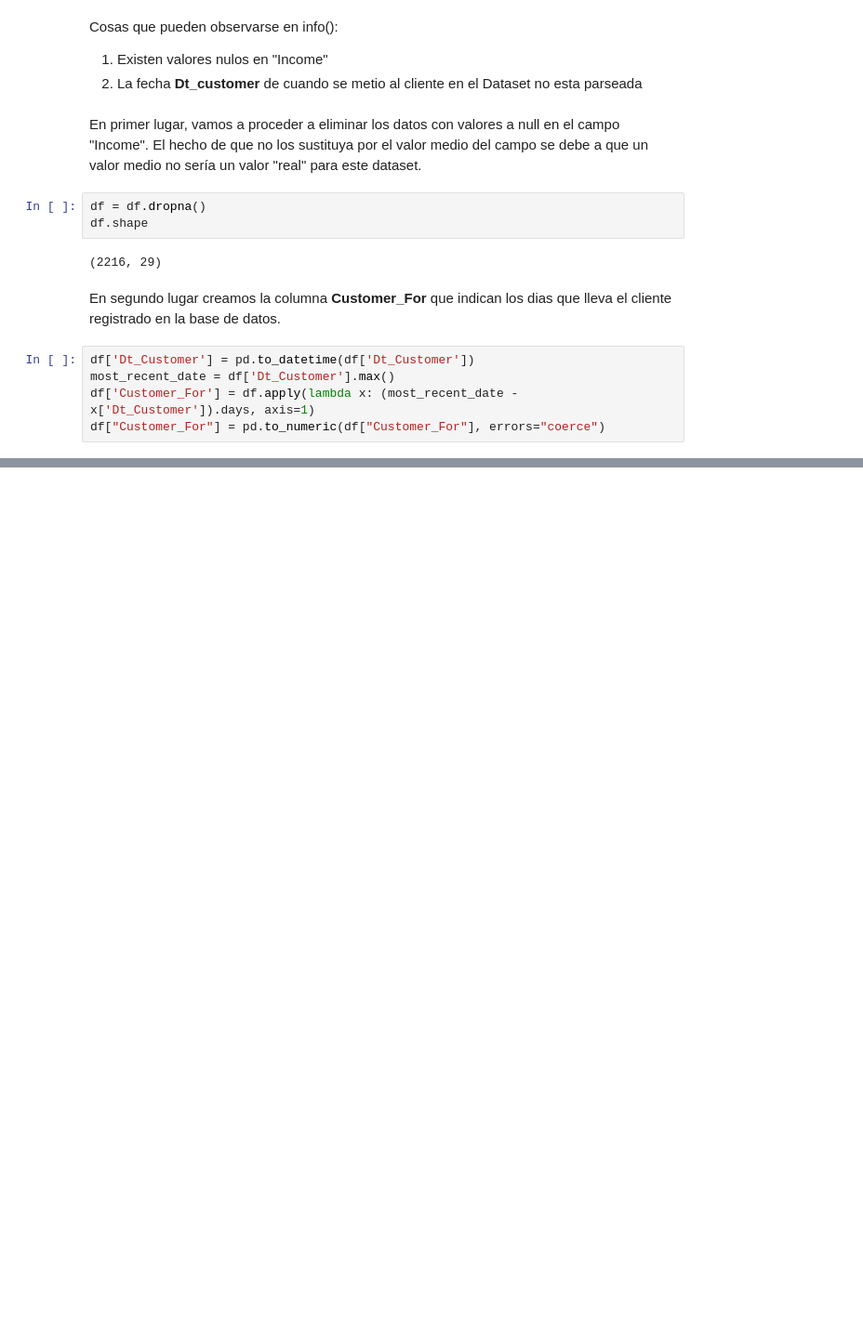
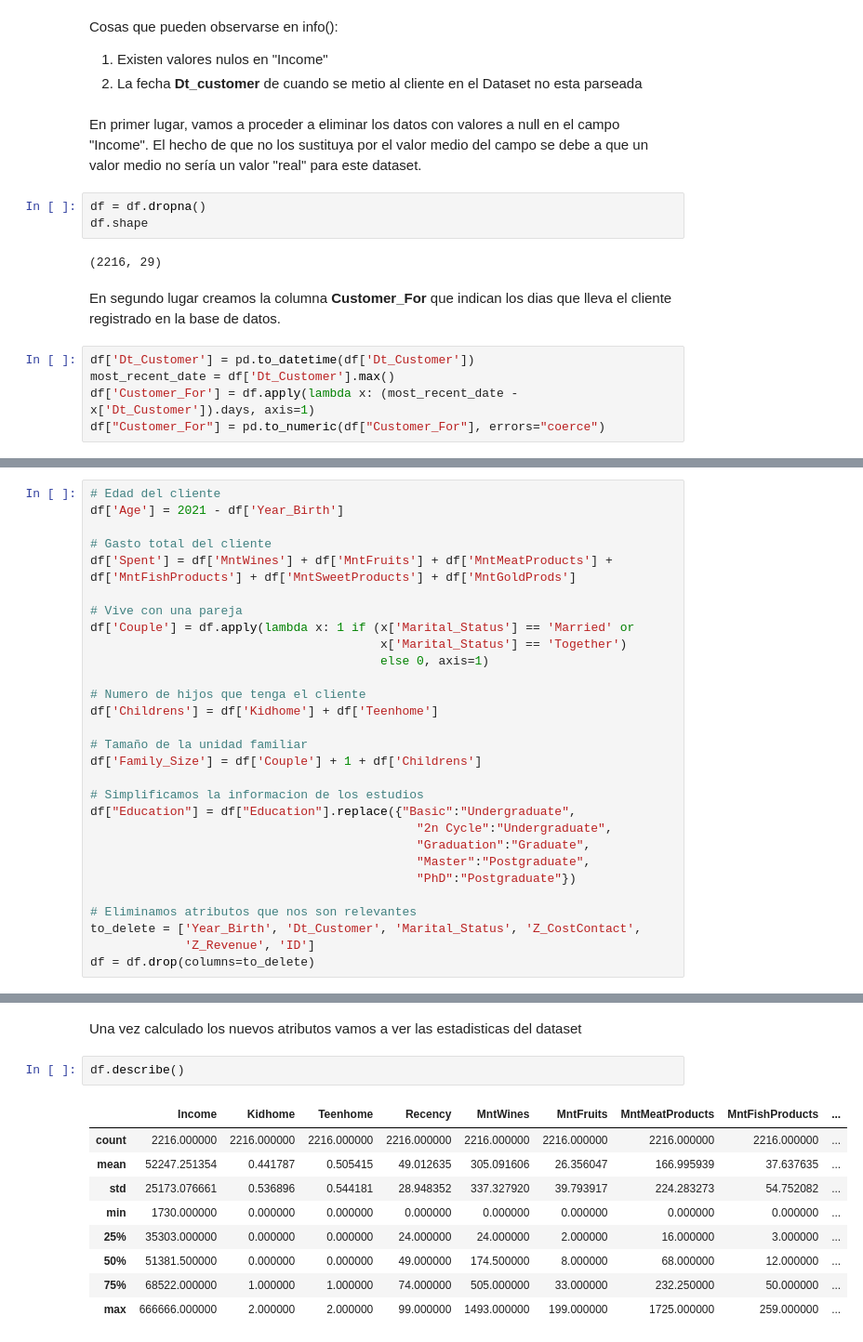
Before and after one commit to byLexo/MarketinCamping, a Jupyter notebook: Customer.ipynb, the cells around one changed output, grey strips where cells are left out. Shown: that part at 93% size. Cells and saved outputs as stored; diff of their text form; blank space fills up the shorter version.

```diff
--- a/Customer.ipynb
+++ b/Customer.ipynb
@@ -71,0 +71,29 @@ Otro cambio que podemos realizar sobre el Dataset es extraer la edad de los usua
+# %%
+# Edad del cliente
+df['Age'] = 2021 - df['Year_Birth']
+
+# Gasto total del cliente
+df['Spent'] = df['MntWines'] + df['MntFruits'] + df['MntMeatProducts'] + df['MntFishProducts'] + df['MntSweetProducts'] + df['MntGoldProds']
+
+# Vive con una pareja
+df['Couple'] = df.apply(lambda x: 1 if (x['Marital_Status'] == 'Married' or
+                                        x['Marital_Status'] == 'Together')
+                                        else 0, axis=1)
+
+# Numero de hijos que tenga el cliente
+df['Childrens'] = df['Kidhome'] + df['Teenhome']
+
+# Tamaño de la unidad familiar
+df['Family_Size'] = df['Couple'] + 1 + df['Childrens']
+
+# Simplificamos la informacion de los estudios
+df["Education"] = df["Education"].replace({"Basic":"Undergraduate",
+                                             "2n Cycle":"Undergraduate",
+                                             "Graduation":"Graduate",
+                                             "Master":"Postgraduate",
+                                             "PhD":"Postgraduate"})
+
+# Eliminamos atributos que nos son relevantes
+to_delete = ['Year_Birth', 'Dt_Customer', 'Marital_Status', 'Z_CostContact',
+             'Z_Revenue', 'ID']
+df = df.drop(columns=to_delete)
@@ -71,0 +107,14 @@ Otro cambio que podemos realizar sobre el Dataset es extraer la edad de los usua
+# %% [markdown]
+Una vez calculado los nuevos atributos vamos a ver las estadisticas del dataset
+# %%
+df.describe()
+# %% [output]
+|  | Income | Kidhome | Teenhome | Recency | MntWines | MntFruits | MntMeatProducts | MntFishProducts | ... |
+| count | 2216.000000 | 2216.000000 | 2216.000000 | 2216.000000 | 2216.000000 | 2216.000000 | 2216.000000 | 2216.000000 | ... |
+| mean | 52247.251354 | 0.441787 | 0.505415 | 49.012635 | 305.091606 | 26.356047 | 166.995939 | 37.637635 | ... |
+| std | 25173.076661 | 0.536896 | 0.544181 | 28.948352 | 337.327920 | 39.793917 | 224.283273 | 54.752082 | ... |
+| min | 1730.000000 | 0.000000 | 0.000000 | 0.000000 | 0.000000 | 0.000000 | 0.000000 | 0.000000 | ... |
+| 25% | 35303.000000 | 0.000000 | 0.000000 | 24.000000 | 24.000000 | 2.000000 | 16.000000 | 3.000000 | ... |
+| 50% | 51381.500000 | 0.000000 | 0.000000 | 49.000000 | 174.500000 | 8.000000 | 68.000000 | 12.000000 | ... |
+| 75% | 68522.000000 | 1.000000 | 1.000000 | 74.000000 | 505.000000 | 33.000000 | 232.250000 | 50.000000 | ... |
+| max | 666666.000000 | 2.000000 | 2.000000 | 99.000000 | 1493.000000 | 199.000000 | 1725.000000 | 259.000000 | ... |
```
Also changed, not shown: parts of 2 cells of this notebook.
